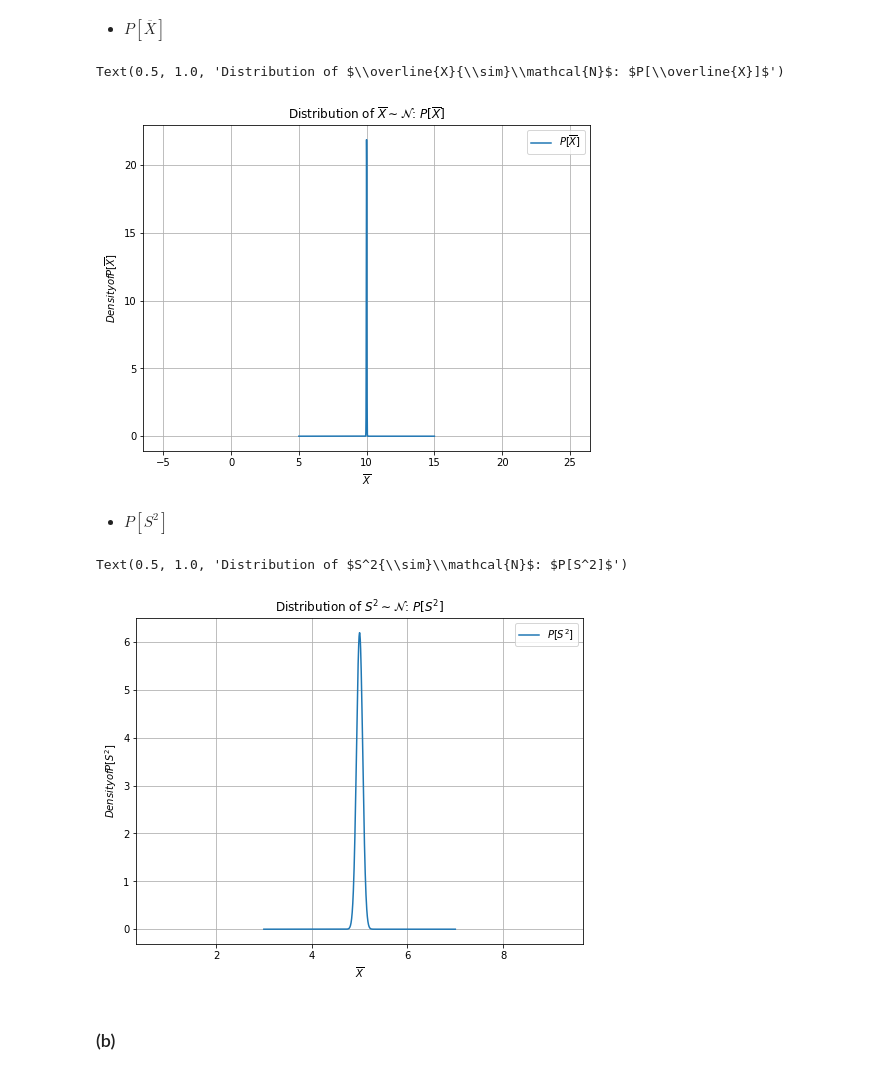
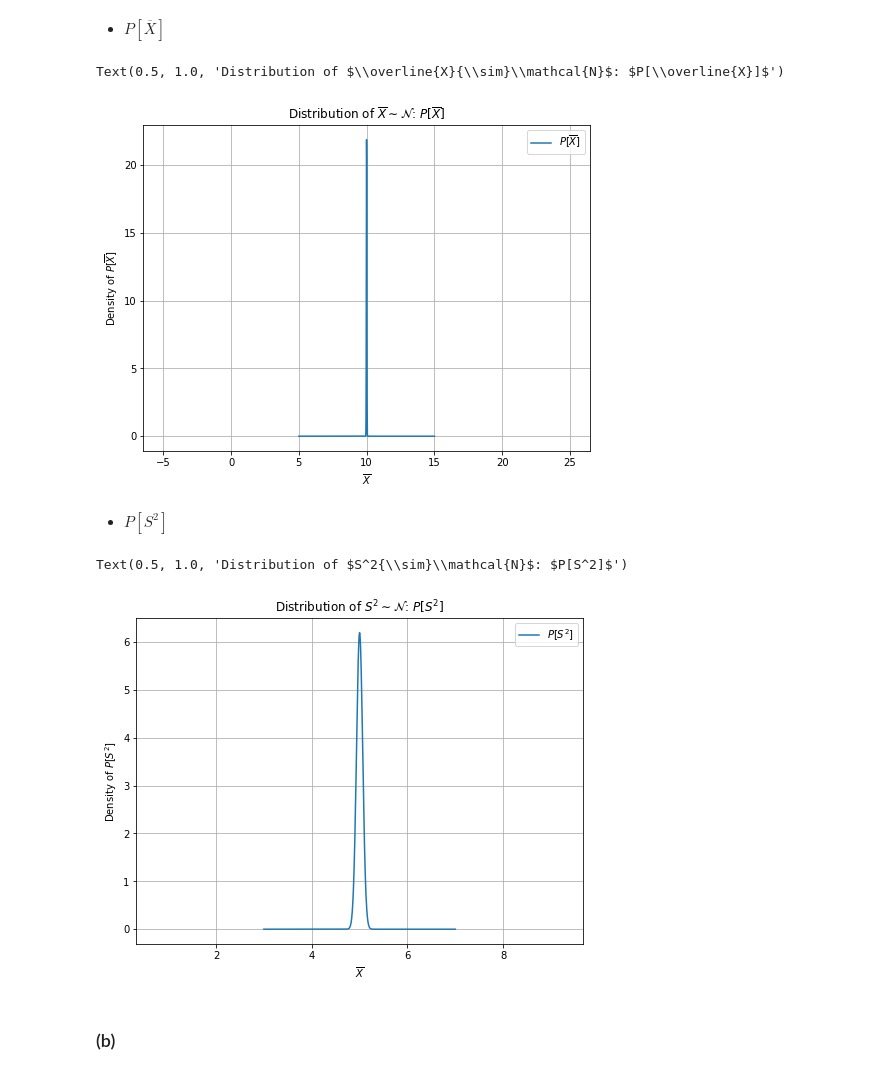
Before and after one commit to indiaki1o/ISI2, a Jupyter notebook: EX2/EX02.ipynb, the cells around one changed output. Saved outputs shown, nothing was run; the diff lists cells and outputs as text; code cells hidden in the pictures.

Commit message:
[Trivial] fix label: 'Densityofhoge' to 'Density of hoge'

```diff
--- a/EX2/EX02.ipynb
+++ b/EX2/EX02.ipynb
@@ -746,34 +746,34 @@ norm_Mean=scipy.stats.norm(loc=mean_pop, scale=var_of_mean**(1/2))
 # %%
 #%
 fig_ = plt.figure(figsize=(8,6))
 ax_  = plt.subplot(111)
 margin=5
 M = np.linspace(10-margin,10+margin,1000)
 P = norm_Mean.pdf(M)
 # P_norm = P / np.max(P)
 
 mean = ax_.plot(M, P, marker="",
                    label="$P[\overline{X}]$" )
 # cont = ax_.contourf(M,VP_norm,
 #                     np.linspace(0,1.,11), # levels
 #                     cmap=plt.cm.jet,
 #                     alpha=0.5)
 # #%
 # cbar=fig_.colorbar(cont)
 # cbar.ax.set_ylabel("Density of $M,S {\sim} \mathcal{N}$")
 #%
 ax_.grid(True)
 ax_.axis('equal')
 # ax_.legend(handles=[mean_var,mean_var_pop,cont], labels=["Random sample X","$\mu$ and $S^2$","$\mathcal{N}(\overline{X},S^2)$"])
 ax_.legend()
 ax_.axes.set_xlabel("$\overline{X}$")
-ax_.axes.set_ylabel("$Density of P[\overline{X}]$")
+ax_.axes.set_ylabel("Density of $P[\overline{X}]$")
 # ax_.axes.set_xlim(np.min(M[:]),np.max(M[:]))
 # ax_.axes.set_ylim(np.min(V[:]),np.max(V[:]))
 ax_.axes.set_title("Distribution of $\overline{X}{\sim}\mathcal{N}$: $P[\overline{X}]$")
 # %% [output]
 Text(0.5, 1.0, 'Distribution of $\\overline{X}{\\sim}\\mathcal{N}$: $P[\\overline{X}]$')
-[figure, old version]
+[figure, new version]
 # %% [markdown]
 - $P \left[ S^2 \right]$
 # %%
@@ -795,13 +795,13 @@ ax_.grid(True)
 ax_.axis('equal')
 ax_.legend()
 ax_.axes.set_xlabel("$\overline{X}$")
-ax_.axes.set_ylabel("$Density of P[S^2]$")
+ax_.axes.set_ylabel("Density of $P[S^2]$")
 # ax_.axes.set_xlim(np.min(M[:]),np.max(M[:]))
 # ax_.axes.set_ylim(np.min(V[:]),np.max(V[:]))
 ax_.axes.set_title("Distribution of $S^2{\sim}\mathcal{N}$: $P[S^2]$")
 # %% [output]
 Text(0.5, 1.0, 'Distribution of $S^2{\\sim}\\mathcal{N}$: $P[S^2]$')
-[figure, old version]
+[figure, new version]
 # %% [markdown]
 ### (b)
 # %% [markdown]
```
